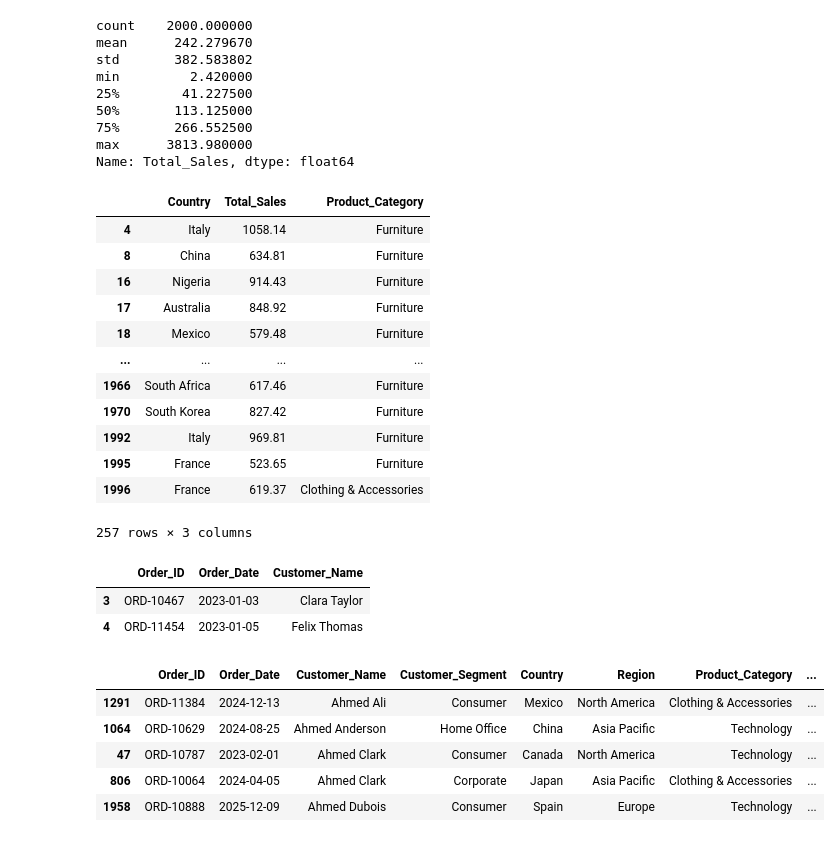
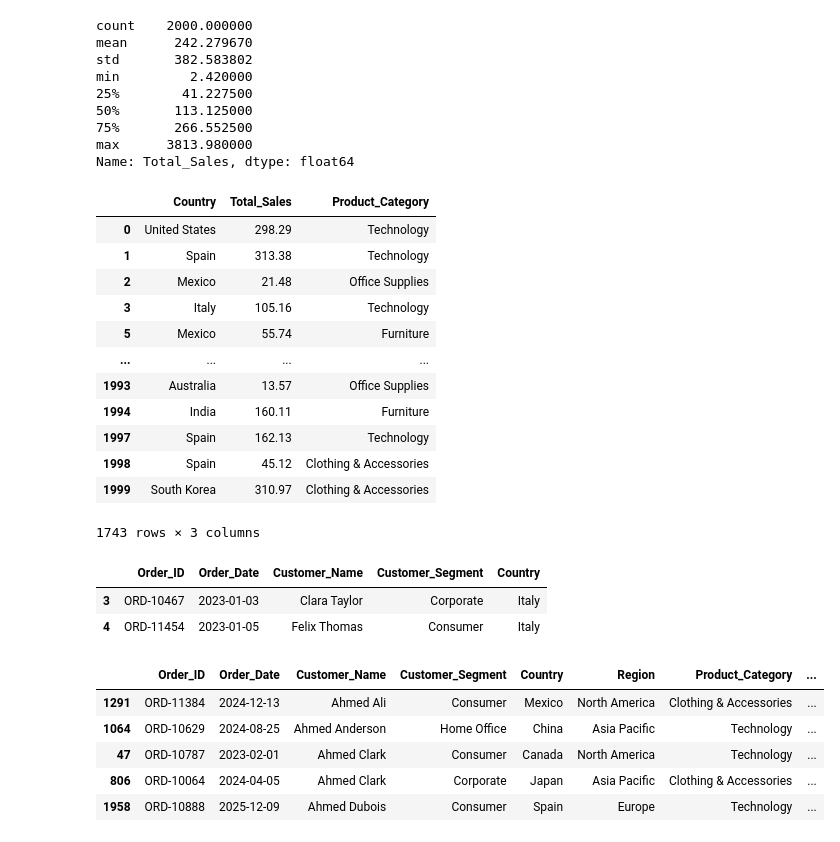
Before and after one commit to KiruthigaSidharthan/Global_Ecommerce_Sales_Analysis, a Jupyter notebook: Notebooks/Ecommerce_Analysis.ipynb, the cells around one changed output. Drawn from its saved outputs; the diff is of its cells as text; code cells hidden in the pictures.

```diff
--- a/Notebooks/Ecommerce_Analysis.ipynb
+++ b/Notebooks/Ecommerce_Analysis.ipynb
@@ -55,34 +55,34 @@ min         2.420000
 max      3813.980000
 Name: Total_Sales, dtype: float64
 # %%
-#cleaning and wrangling
+
 
 ecommerce_df.loc[
-    ecommerce_df['Total_Sales'] > 500,
+    ecommerce_df['Total_Sales'] < 500,
     ['Country', 'Total_Sales', 'Product_Category']
 ]
 # %% [output]
 |  | Country | Total_Sales | Product_Category |
-| 4 | Italy | 1058.14 | Furniture |
-| 8 | China | 634.81 | Furniture |
-| 16 | Nigeria | 914.43 | Furniture |
-| 17 | Australia | 848.92 | Furniture |
-| 18 | Mexico | 579.48 | Furniture |
+| 0 | United States | 298.29 | Technology |
+| 1 | Spain | 313.38 | Technology |
+| 2 | Mexico | 21.48 | Office Supplies |
+| 3 | Italy | 105.16 | Technology |
+| 5 | Mexico | 55.74 | Furniture |
 | ... | ... | ... | ... |
-| 1966 | South Africa | 617.46 | Furniture |
-| 1970 | South Korea | 827.42 | Furniture |
-| 1992 | Italy | 969.81 | Furniture |
-| 1995 | France | 523.65 | Furniture |
-| 1996 | France | 619.37 | Clothing & Accessories |
+| 1993 | Australia | 13.57 | Office Supplies |
+| 1994 | India | 160.11 | Furniture |
+| 1997 | Spain | 162.13 | Technology |
+| 1998 | Spain | 45.12 | Clothing & Accessories |
+| 1999 | South Korea | 310.97 | Clothing & Accessories |
-257 rows × 3 columns
+1743 rows × 3 columns
 # %%
 df = (ecommerce_df['Total_Sales'] > 100) & (ecommerce_df["Country"] == "Italy").head(10)
 
-ecommerce_df.loc[df].iloc[:, 0:3]
+ecommerce_df.loc[df].iloc[:, 0:5]
 # %% [output]
-|  | Order_ID | Order_Date | Customer_Name |
-| 3 | ORD-10467 | 2023-01-03 | Clara Taylor |
-| 4 | ORD-11454 | 2023-01-05 | Felix Thomas |
+|  | Order_ID | Order_Date | Customer_Name | Customer_Segment | Country |
+| 3 | ORD-10467 | 2023-01-03 | Clara Taylor | Corporate | Italy |
+| 4 | ORD-11454 | 2023-01-05 | Felix Thomas | Consumer | Italy |
 # %%
 ecommerce_df.sort_values(by='Customer_Name', ascending=True).head()
 # %% [output]
```
Also changed, not shown: parts of 8 cells of this notebook.
